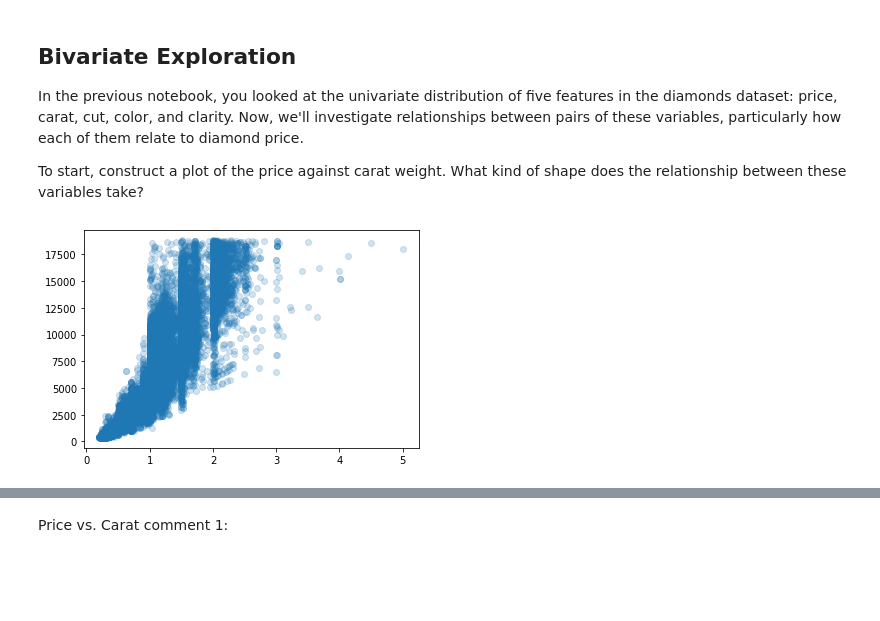
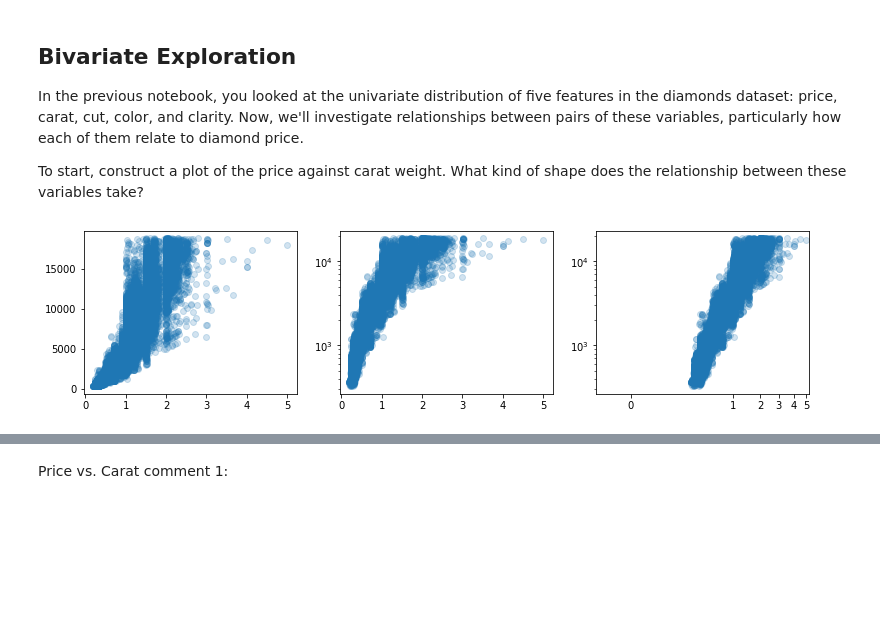
Before and after one commit to philip-h-dye/udacity--data-visualization, a Jupyter notebook: 007-case-study/Bivariate_Exploration.ipynb, the cells around one changed output, grey strips where cells are left out. Cells and saved outputs as stored; diff of their text form; code cells hidden in the pictures; blank space fills up the shorter version.

```diff
--- a/007-case-study/Bivariate_Exploration.ipynb
+++ b/007-case-study/Bivariate_Exploration.ipynb
@@ -47,8 +63,21 @@ for var in ordinal_var_dict:
 In the previous notebook, you looked at the univariate distribution of five features in the diamonds dataset: price, carat, cut, color, and clarity. Now, we'll investigate relationships between pairs of these variables, particularly how each of them relate to diamond price.
 
 To start, construct a plot of the price against carat weight. What kind of shape does the relationship between these variables take?
+# %%
+from matplotlib import scale as mscale
+from cuberootscale import CubeRootScale
+mscale.register_scale(CubeRootScale)
+
+def graph_three(field):
+    fig, (ax1, ax2, ax3) = plt.subplots(ncols=3,figsize=(13,3))
+    ax1.scatter(data=diamonds, x=field, y='price', alpha=1/5);
+    ax2.scatter(data=diamonds, x=field, y='price', alpha=1/5);
+    ax2.set(yscale="log");
+    ax3.scatter(data=diamonds, x=field, y='price', alpha=1/5);
+    ax3.set_yscale('log');
+    ax3.set_xscale('cuberoot');
 # %%
 # bivariate plot of price vs. carat
-plt.scatter(data=diamonds, x='carat', y='price', alpha=1/5);
+graph_three('carat')
 # %% [output]
-[figure, old version]
+[figure, new version]
```
Also changed, not shown: parts of 12 cells of this notebook, 6 other files.
